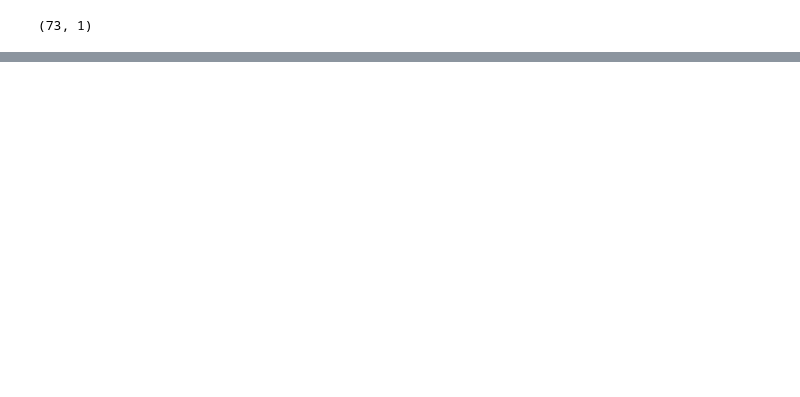
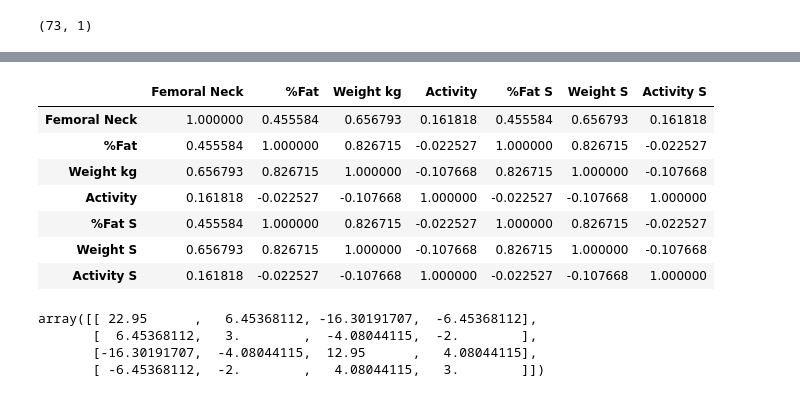
Before and after one commit to imamun93/multicollinearity_regression, a Jupyter notebook: MulticollinearityRegression.ipynb, the cells around one changed output, grey strips where cells are left out. Cells and saved outputs as stored; diff of their text form; code cells hidden in the pictures; blank space fills up the shorter version.

```diff
--- a/MulticollinearityRegression.ipynb
+++ b/MulticollinearityRegression.ipynb
@@ -283,0 +332,20 @@ Residual  68.0  2.759741e-25  4.058442e-27           NaN     NaN
+# %%
+df_cor = data.corr()
+df_cor
+# %% [output]
+|  | Femoral Neck | %Fat | Weight kg | Activity | %Fat S | Weight S | Activity S |
+| Femoral Neck | 1.000000 | 0.455584 | 0.656793 | 0.161818 | 0.455584 | 0.656793 | 0.161818 |
+| %Fat | 0.455584 | 1.000000 | 0.826715 | -0.022527 | 1.000000 | 0.826715 | -0.022527 |
+| Weight kg | 0.656793 | 0.826715 | 1.000000 | -0.107668 | 0.826715 | 1.000000 | -0.107668 |
+| Activity | 0.161818 | -0.022527 | -0.107668 | 1.000000 | -0.022527 | -0.107668 | 1.000000 |
+| %Fat S | 0.455584 | 1.000000 | 0.826715 | -0.022527 | 1.000000 | 0.826715 | -0.022527 |
+| Weight S | 0.656793 | 0.826715 | 1.000000 | -0.107668 | 0.826715 | 1.000000 | -0.107668 |
+| Activity S | 0.161818 | -0.022527 | -0.107668 | 1.000000 | -0.022527 | -0.107668 | 1.000000 |
+# %%
+vif3=np.linalg.inv(df.corr().values)
+vif3
+# %% [output]
+array([[ 22.95      ,   6.45368112, -16.30191707,  -6.45368112],
+       [  6.45368112,   3.        ,  -4.08044115,  -2.        ],
+       [-16.30191707,  -4.08044115,  12.95      ,   4.08044115],
+       [ -6.45368112,  -2.        ,   4.08044115,   3.        ]])
```
Also changed, not shown: parts of 18 cells of this notebook.
